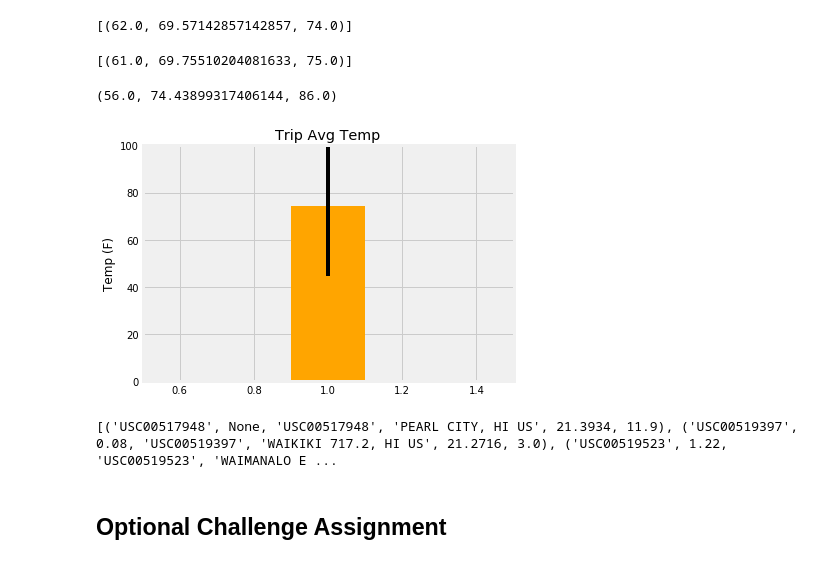
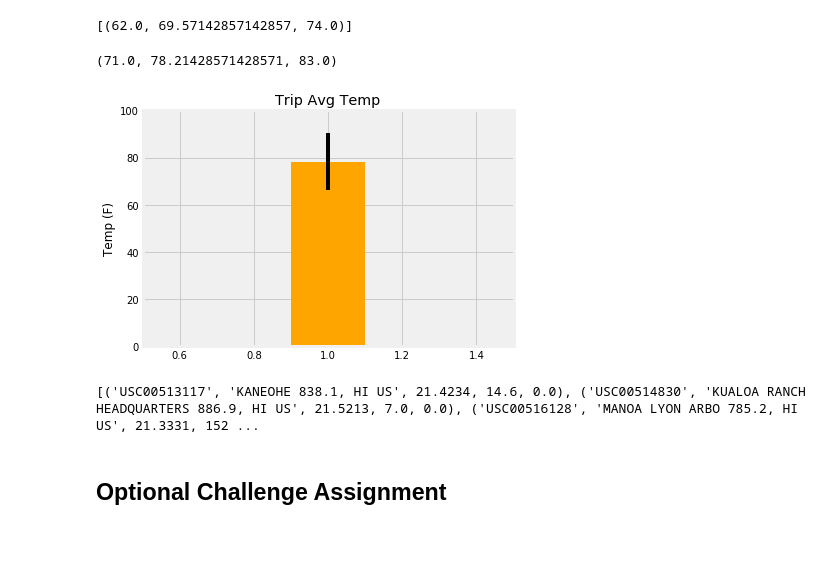
Before and after one commit to adfenelon/Fenelon_Data-Boot-Camp-Homework, a Jupyter notebook: Fenelon Homework/SQLAlchemy/Instructions/climate_starter.ipynb, the cells around one changed output. Saved outputs shown, nothing was run; the diff lists cells and outputs as text; code cells hidden in the pictures.

```diff
--- a/Fenelon Homework/SQLAlchemy/Instructions/climate_starter.ipynb
+++ b/Fenelon Homework/SQLAlchemy/Instructions/climate_starter.ipynb
@@ -143,49 +144,46 @@ print(calc_temps('2012-02-28', '2012-03-05'))
 # %%
 # Use your previous function `calc_temps` to calculate the tmin, tavg, and tmax
 # for your trip using the previous year's data for those same dates.
-print(calc_temps('2011-02-28', '2011-03-05'))
+
+def calc_temps(start_date, end_date):
+    return session.query(func.min(Measurement.tobs), func.avg(Measurement.tobs), func.max(Measurement.tobs)).\
+        filter(Measurement.date >= start_date).filter(Measurement.date <= end_date).first()
+
+print(calc_temps('2016-08-09', '2016-08-23'))
+
+min_temp, avg_temp, max_temp= calc_temps('2016-08-09', '2016-08-23')
 # %% [output]
-[(61.0, 69.75510204081633, 75.0)]
+(71.0, 78.21428571428571, 83.0)
-# %%
-###### This function called `calc_temps` will accept start date and end date in the format '%Y-%m-%d'
-# and return the minimum, average, and maximum temperatures for that range of dates
-def calc_temps(start_date, end_date):
-    return session.query(func.min(Measurement.tobs), func.avg(Measurement.tobs), func.max(Measurement.tobs)).\
-        filter(Measurement.date >= start_date).filter(Measurement.date <= end_date).first()
-
-print(calc_temps('2015-08-24', '2016-08-23'))
-
-min_temp, avg_temp, max_temp= calc_temps('2015-08-24', '2016-08-23')
-# %% [output]
-(56.0, 74.43899317406144, 86.0)
 # %%
 # Plot the results from your previous query as a bar chart.
 # Use "Trip Avg Temp" as your Title
 # Use the average temperature for the y value
 # Use the peak-to-peak (tmax-tmin) value as the y error bar (yerr)
 
-plt.bar(1,avg_temp,yerr=max_temp-min_temp,color="orange",width = .20, align="center")
+trip = plt.bar(1,avg_temp,yerr=max_temp-min_temp,color="orange",width = .20, align="center")
+#trip.tick_params(bottom='off', labelbottom='off')
+#plt.setp(trip.get_xticklabels(), visible=False)
+#trip.axes.get_xaxis().set_visible(False)
 plt.xlim(0.5,1.5)
 plt.ylim(0,100)
 plt.title("Trip Avg Temp")
 plt.ylabel("Temp (F)")
 plt.tight_layout()
 plt.show()
 # %% [output]
-[figure, old version]
+[figure, new version]
 # %%
 # Calculate the total amount of rainfall per weather station for your trip dates using the previous year's matching dates.
 # Sort this in descending order by precipitation amount and list the station, name, latitude, longitude, and elevation
-sel = [Measurement.station, Measurement.prcp, Station.station,
-       Station.name, Station.latitude, Station.elevation]
+sel = [Station.station, Station.name, Station.latitude, Station.elevation, Measurement.prcp,]
 same_weather = session.query(*sel).filter(Measurement.station == Station.station).\
-    filter(Measurement.date >= dt.datetime(2011, 8, 23), Measurement.date <= dt.datetime(2011, 8, 23)).\
-    group_by(Measurement.station).\
-    order_by(Measurement.prcp).all()
+            filter(Measurement.date >= dt.datetime(2016, 8, 9), Measurement.date <= dt.datetime(2016, 8, 23)).\
+            group_by(Measurement.station).\
+            order_by(Measurement.prcp.desc()).all()
 
 print(same_weather)
 # %% [output]
-[('USC00517948', None, 'USC00517948', 'PEARL CITY, HI US', 21.3934, 11.9), ('USC00519397', 0.08, 'USC00519397', 'WAIKIKI 717.2, HI US', 21.2716, 3.0), ('USC00519523', 1.22, 'USC00519523', 'WAIMANALO E ...
+[('USC00513117', 'KANEOHE 838.1, HI US', 21.4234, 14.6, 0.0), ('USC00514830', 'KUALOA RANCH HEADQUARTERS 886.9, HI US', 21.5213, 7.0, 0.0), ('USC00516128', 'MANOA LYON ARBO 785.2, HI US', 21.3331, 152 ...
 # %% [markdown]
 ## Optional Challenge Assignment
 # %%
```
Also changed, not shown: parts of 2 cells of this notebook, 1 other file.
